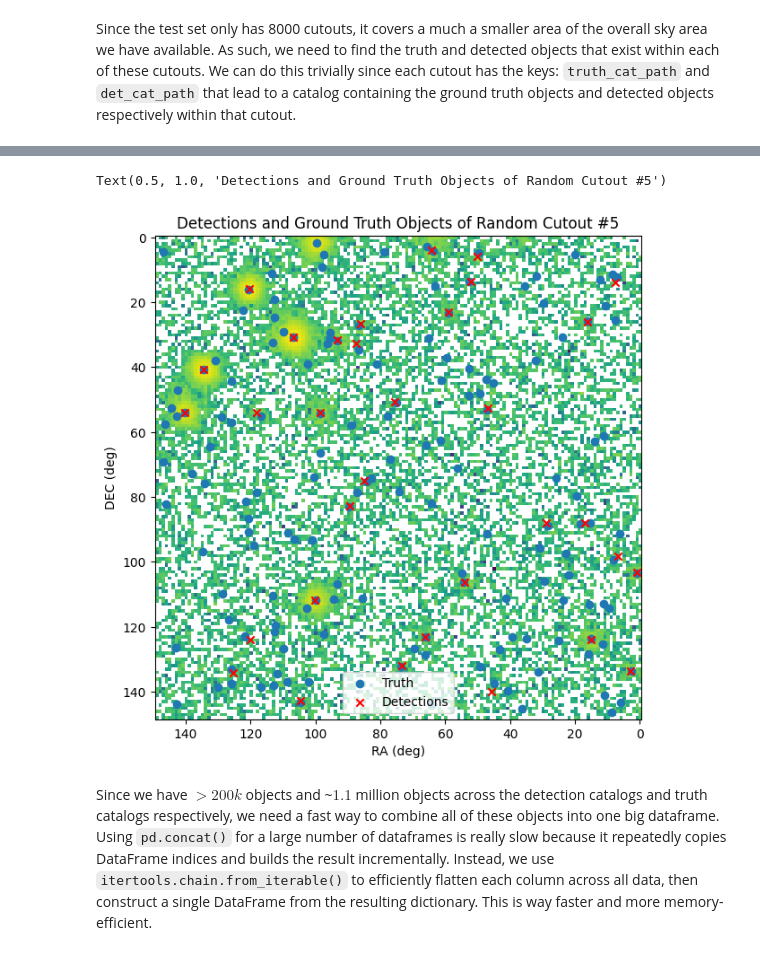
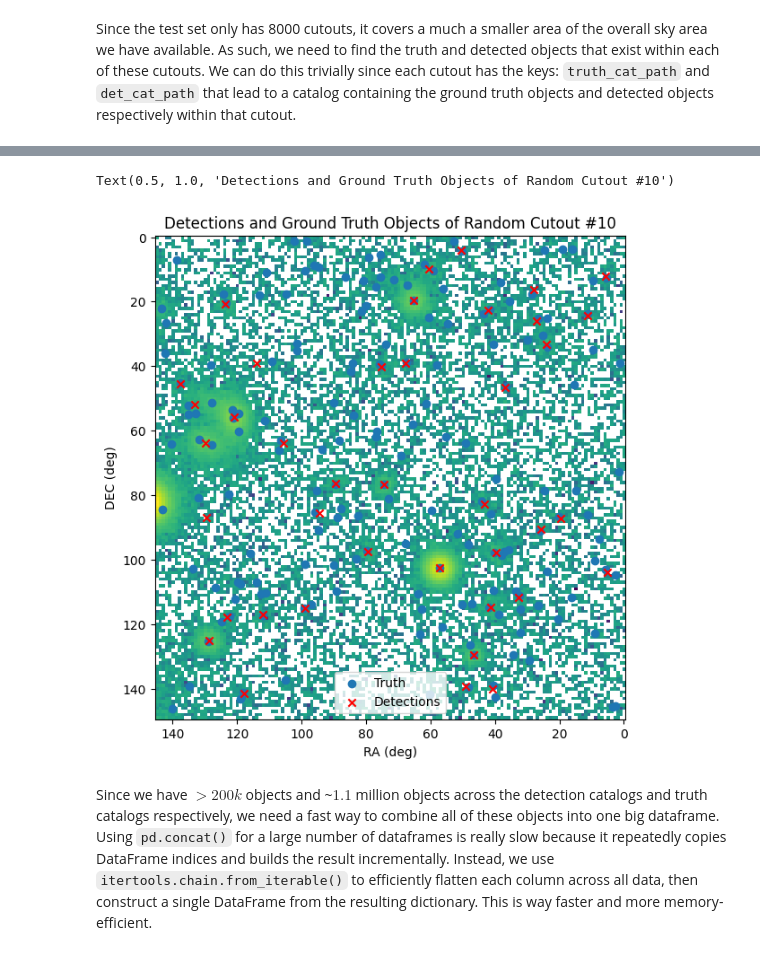
Before and after one commit to grantmerz/DeepDISC_Roman_Rubin, a Jupyter notebook: test_cats.ipynb, the cells around one changed output, grey strips where cells are left out. Saved outputs shown, nothing was run; the diff lists cells and outputs as text; code cells hidden in the pictures.

```diff
--- a/test_cats.ipynb
+++ b/test_cats.ipynb
@@ -69,4 +78,4 @@ Using 32 CPUs to load in 8571 dataframes...
 # %%
-all_truth_cats = create_all_cats(truth_cat_paths, 'truth') # ~41s w/ 32 CPUs
+all_truth_cats = create_all_cats(truth_cat_paths, file_names, 'truth') # ~41s w/ 32 CPUs
 # %% [output]
 Processing 8571 truth catalog files in test set which should match the 8571 cutouts in test set.
@@ -113,18 +122,19 @@ all_truth_cats[5]
 # %%
 # let's do a quick check of the detections vs truth for a random cutout
+rand_cutout_idx = 10
 plt.figure(figsize=(7,7))
-plt.imshow(np.load(test_data.iloc[5].file_name)[3, :, :], norm=colors.LogNorm())
-plt.scatter(all_truth_cats[5]['cutout_x'].values, all_truth_cats[5]['cutout_y'].values, label='Truth')
-plt.scatter(all_det_cats[5]['cutout_x'].values, all_det_cats[5]['cutout_y'].values, marker='x', c='red', label='Detections')
+plt.imshow(np.load(all_truth_cats[rand_cutout_idx]['file_name'][0])[3, :, :], norm=colors.LogNorm())
+plt.scatter(all_truth_cats[rand_cutout_idx]['cutout_x'].values, all_truth_cats[rand_cutout_idx]['cutout_y'].values, label='Truth')
+plt.scatter(all_det_cats[rand_cutout_idx]['cutout_x'].values, all_det_cats[rand_cutout_idx]['cutout_y'].values, marker='x', c='red', label='Detections')
 plt.xlabel('RA (deg)')
 plt.ylabel('DEC (deg)')
 plt.gca().invert_xaxis()
 plt.ticklabel_format(style='plain', useOffset=False) # prevent scientific notation
 plt.legend()
-plt.title('Detections and Ground Truth Objects of Random Cutout #5')
+plt.title(f'Detections and Ground Truth Objects of Random Cutout #{rand_cutout_idx}')
 # %% [output]
-Text(0.5, 1.0, 'Detections and Ground Truth Objects of Random Cutout #5')
+Text(0.5, 1.0, 'Detections and Ground Truth Objects of Random Cutout #10')
-[figure, old version]
+[figure, new version]
 # %% [markdown]
 Since we have $>200k$ objects and ~$1.1$ million objects across the detection catalogs and truth catalogs respectively, we need a fast way to combine all of these objects into one big dataframe. Using `pd.concat()` for a large number of dataframes is really slow because it repeatedly copies DataFrame indices and builds the result incrementally. Instead, we use `itertools.chain.from_iterable()` to efficiently flatten each column across all data, then construct a single DataFrame from the resulting dictionary. This is way faster and more memory-efficient.
 # %%
```
Also changed, not shown: parts of 84 cells of this notebook.
